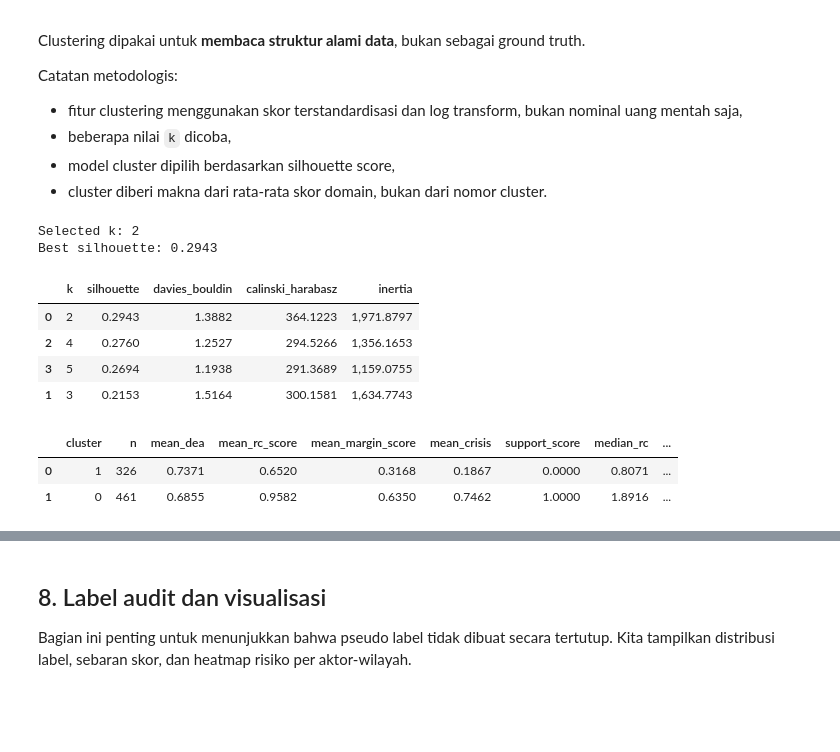
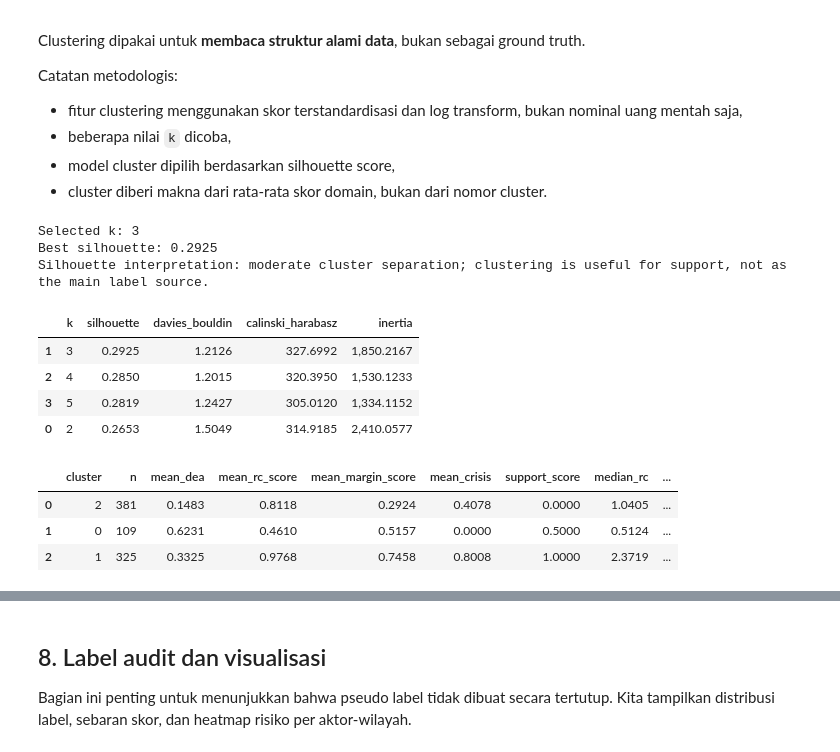
Before and after one commit to Ditt-A/RiceGuard, a Jupyter notebook: 02_preprocessing_pseudo_labeling.ipynb, the cells around one changed output, grey strips where cells are left out. Drawn from its saved outputs; the diff is of its cells as text; code cells hidden in the pictures; blank space fills up the shorter version.

```diff
--- a/02_preprocessing_pseudo_labeling.ipynb
+++ b/02_preprocessing_pseudo_labeling.ipynb
@@ -635,42 +638,52 @@ feat['cluster'] = best_labels
 
 # Cluster support is based on domain score average, not arbitrary cluster id.
 cluster_domain_base = feat[rule_component_cols].mean(axis=1)
 cluster_mean = cluster_domain_base.groupby(feat['cluster']).mean().sort_values()
 if len(cluster_mean) > 1:
     cluster_map = {cl: rank / (len(cluster_mean)-1) for rank, cl in enumerate(cluster_mean.index)}
 else:
     cluster_map = {cluster_mean.index[0]: 0.5}
 feat['cluster_support_score'] = feat['cluster'].map(cluster_map).astype(float)
 
 cluster_profile = feat.groupby('cluster').agg(
     n=('dmu', 'count'),
     mean_dea=('dea_score_filled', 'mean'),
     mean_rc_score=('rc_viability_score', 'mean'),
     mean_margin_score=('margin_score', 'mean'),
     mean_crisis=('crisis_resilience_score', 'mean'),
     support_score=('cluster_support_score', 'mean'),
     median_rc=('rc_ratio', 'median'),
     median_margin=('margin', 'median')
 ).sort_values('support_score').reset_index()
 
 print('Selected k:', best_k)
-print('Best silhouette:', round(float(cluster_selection.iloc[0]['silhouette']), 4) if not cluster_selection.empty else 'n/a')
+best_silhouette = float(cluster_selection.iloc[0]['silhouette']) if not cluster_selection.empty else np.nan
+print('Best silhouette:', round(best_silhouette, 4) if np.isfinite(best_silhouette) else 'n/a')
+if np.isfinite(best_silhouette):
+    if best_silhouette < 0.25:
+        print('Silhouette interpretation: weak cluster separation; clustering should only be used as a minor support signal.')
+    elif best_silhouette < 0.50:
+        print('Silhouette interpretation: moderate cluster separation; clustering is useful for support, not as the main label source.')
+    else:
+        print('Silhouette interpretation: clear cluster separation; cluster support is relatively stable.')
 display(cluster_selection)
 display(cluster_profile)
 
 cluster_selection.to_csv(OUTPUT_DIR / '02_cluster_selection.csv', index=False)
 cluster_profile.to_csv(OUTPUT_DIR / '02_cluster_profile.csv', index=False)
 # %% [output]
-Selected k: 2
-Best silhouette: 0.2943
+Selected k: 3
+Best silhouette: 0.2925
+Silhouette interpretation: moderate cluster separation; clustering is useful for support, not as the main label source.
 |  | k | silhouette | davies_bouldin | calinski_harabasz | inertia |
-| 0 | 2 | 0.2943 | 1.3882 | 364.1223 | 1,971.8797 |
-| 2 | 4 | 0.2760 | 1.2527 | 294.5266 | 1,356.1653 |
-| 3 | 5 | 0.2694 | 1.1938 | 291.3689 | 1,159.0755 |
-| 1 | 3 | 0.2153 | 1.5164 | 300.1581 | 1,634.7743 |
+| 1 | 3 | 0.2925 | 1.2126 | 327.6992 | 1,850.2167 |
+| 2 | 4 | 0.2850 | 1.2015 | 320.3950 | 1,530.1233 |
+| 3 | 5 | 0.2819 | 1.2427 | 305.0120 | 1,334.1152 |
+| 0 | 2 | 0.2653 | 1.5049 | 314.9185 | 2,410.0577 |
 |  | cluster | n | mean_dea | mean_rc_score | mean_margin_score | mean_crisis | support_score | median_rc | ... |
-| 0 | 1 | 326 | 0.7371 | 0.6520 | 0.3168 | 0.1867 | 0.0000 | 0.8071 | ... |
-| 1 | 0 | 461 | 0.6855 | 0.9582 | 0.6350 | 0.7462 | 1.0000 | 1.8916 | ... |
+| 0 | 2 | 381 | 0.1483 | 0.8118 | 0.2924 | 0.4078 | 0.0000 | 1.0405 | ... |
+| 1 | 0 | 109 | 0.6231 | 0.4610 | 0.5157 | 0.0000 | 0.5000 | 0.5124 | ... |
+| 2 | 1 | 325 | 0.3325 | 0.9768 | 0.7458 | 0.8008 | 1.0000 | 2.3719 | ... |
 # %% [markdown]
 ## 7. Final pseudo label fusion
 
```
Also changed, not shown: parts of 12 cells of this notebook, 44 other files.
